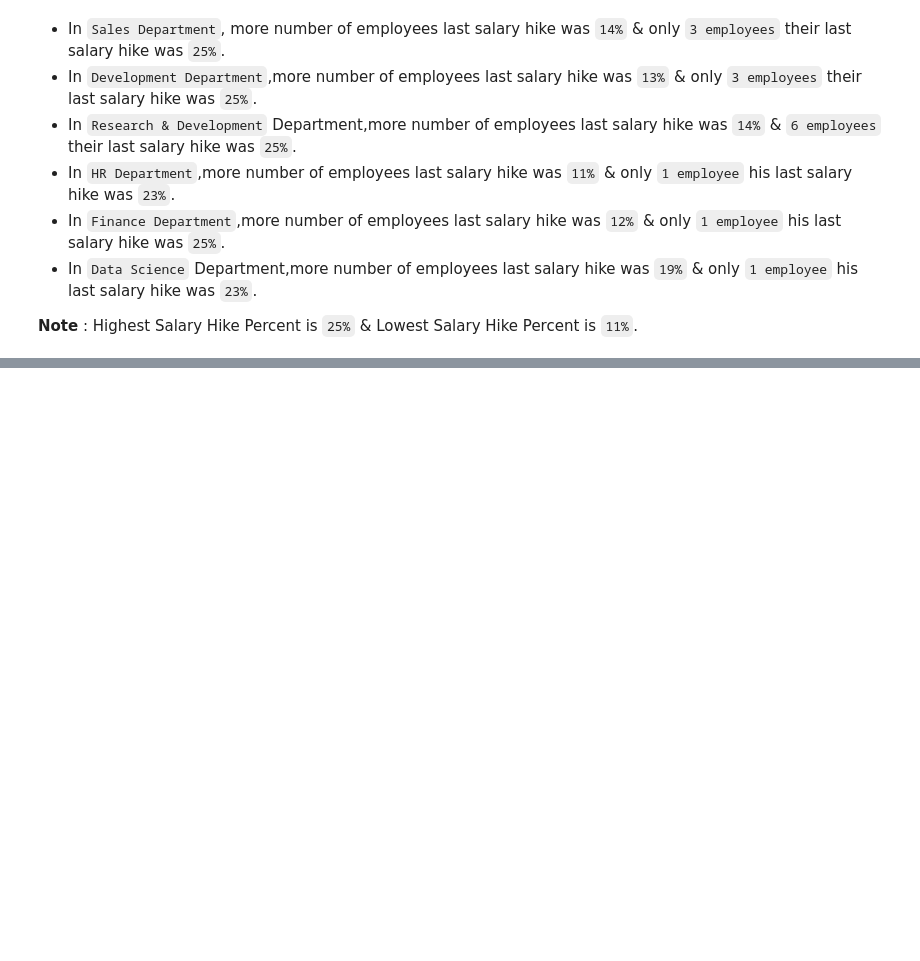
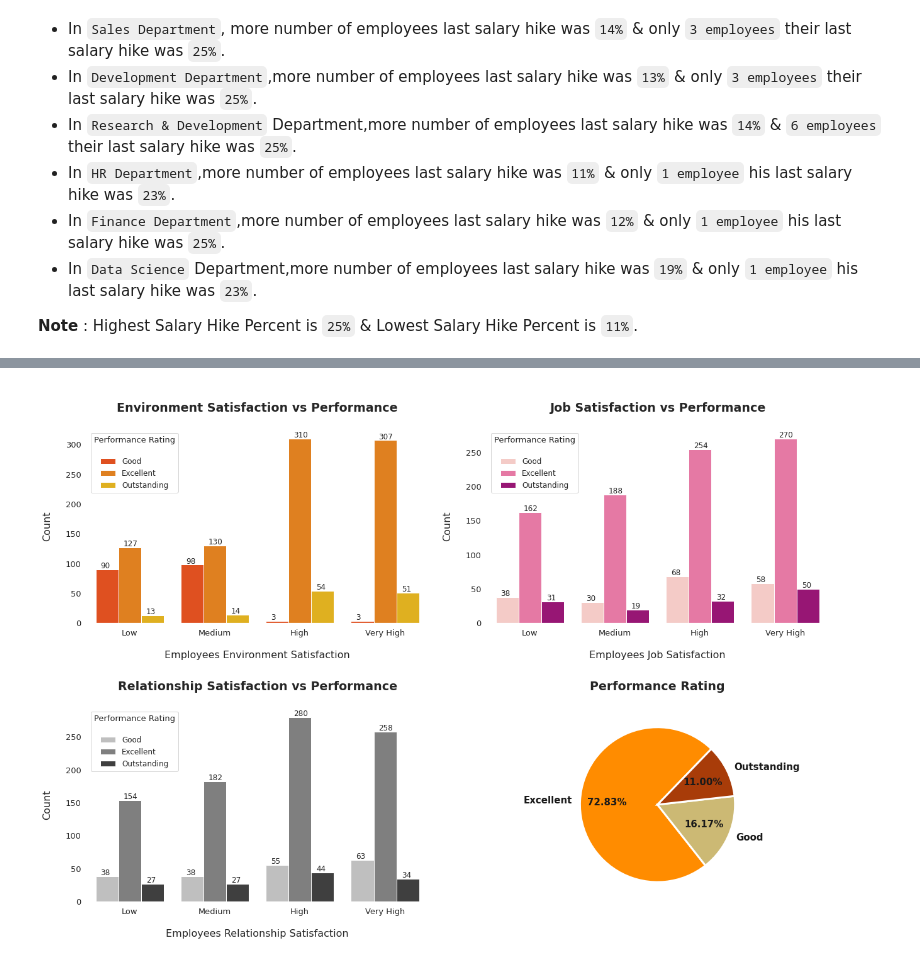
Before and after one commit to 21Ovi/Employee-Performance-Analysis, a Jupyter notebook: Visualize.ipynb, the cells around one changed output, grey strips where cells are left out. Cells and saved outputs as stored; diff of their text form; code cells hidden in the pictures; blank space fills up the shorter version.

```diff
--- a/Visualize.ipynb
+++ b/Visualize.ipynb
@@ -360,0 +393,75 @@ fig5.show();
+# %%
+# setting up for seaborn figures
+sns.set(rc={"font.size":12,"axes.titlesize":18,"axes.labelsize":16,"xtick.labelsize":13,"ytick.labelsize":13,
+            "legend.fontsize":12,'axes.grid' : False,'axes.facecolor': 'white'})
+
+# pie chart data
+percent_4=[]
+for i in data['PerformanceRating'].value_counts():
+    percent_4.append(i)
+
+wedgeprops = {"linewidth": 3, 'width':1, "edgecolor":"w"}
+color = ["darkorange","y","#a83c09"]
+
+
+plt.figure(figsize=(18,12))
+
+# Countplot for Environment Satisfaction vs Performance
+plt.subplot(2,2,1)
+ax = sns.countplot(x=data['EmpEnvironmentSatisfaction'],hue= data["PerformanceRating"],palette='autumn')
+plt.title("\nEnvironment Satisfaction vs Performance\n",fontweight="bold",fontsize=19)
+plt.xticks(ticks=[0,1,2,3],labels=["Low","Medium","High","Very High"])
+plt.xlabel("\nEmployees Environment Satisfaction\n\n\n")
+plt.ylabel("Count\n")
+legend = plt.legend(
+           loc=2,
+           labels=["Good","Excellent","Outstanding"])
+legend.set_title("Performance Rating\n",prop={"size":13})
+for p in ax.patches:
+        ax.annotate('{:.0f}'.format(p.get_height()), (p.get_x()+0.06, p.get_height()+2))
+
+plt.tight_layout(pad=20)
+
+# Countplot for Job Satisfaction vs Performance
+plt.subplot(2,2,2)
+ax = sns.countplot(x=data['EmpJobSatisfaction'],hue= data["PerformanceRating"],palette='RdPu')
+plt.title("\nJob Satisfaction vs Performance\n",fontweight="bold",fontsize=19)
+plt.xticks(ticks=[0,1,2,3],labels=["Low","Medium","High","Very High"])
+plt.xlabel("\nEmployees Job Satisfaction")
+plt.ylabel("Count\n")
+legend = plt.legend(
+           loc=2,
+           labels=["Good","Excellent","Outstanding"])
+legend.set_title("Performance Rating\n",prop={"size":13})
+for p in ax.patches:
+        ax.annotate('{:.0f}'.format(p.get_height()), (p.get_x()+0.06, p.get_height()+2))
+
+plt.tight_layout(pad=2)
+
+# countplot for Relationship Satisfaction vs Performance
+plt.subplot(2,2,3)
+ax = sns.countplot(x=data['EmpRelationshipSatisfaction'],hue= data["PerformanceRating"],palette='gist_gray_r')
+plt.title("\nRelationship Satisfaction vs Performance\n",fontweight="bold",fontsize=19)
+plt.xticks(ticks=[0,1,2,3],labels=["Low","Medium","High","Very High"])
+plt.xlabel("\nEmployees Relationship Satisfaction")
+plt.ylabel("Count\n")
+legend = plt.legend(
+           loc=2,
+           labels=["Good","Excellent","Outstanding"])
+legend.set_title("Performance Rating\n",prop={"size":13})
+for p in ax.patches:
+        ax.annotate('{:.0f}'.format(p.get_height()), (p.get_x()+0.06, p.get_height()+2))
+
+# pie chart for Performance Rating
+plt.subplot(2,2,4)
+plt.pie(percent_4,labels=["Excellent","Good","Outstanding"],
+        explode = [0,0,0], autopct = "%0.2f%%", startangle =46,
+        pctdistance = 0.65,wedgeprops = wedgeprops,textprops = {"fontsize":15,"fontweight":"bold",'color':"k"},
+        rotatelabels=False,
+        colors = color)
+plt.title("Performance Rating\n",fontsize=19,fontweight='bold',)
+
+
+plt.show();
+# %% [output]
+[figure, added]
```
Also changed, not shown: parts of 6 cells of this notebook.
